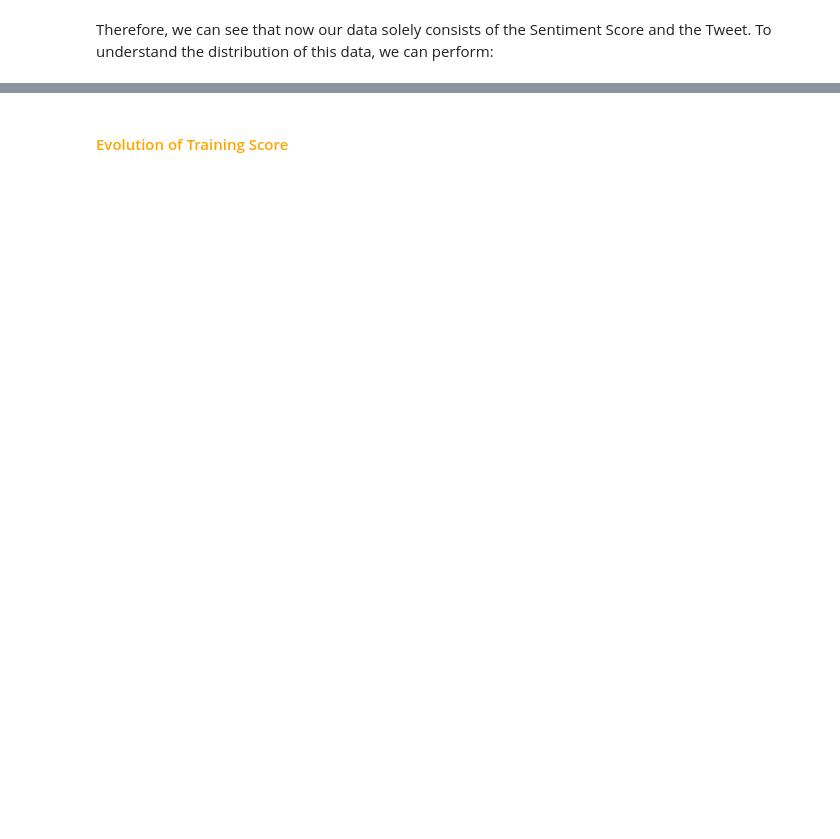
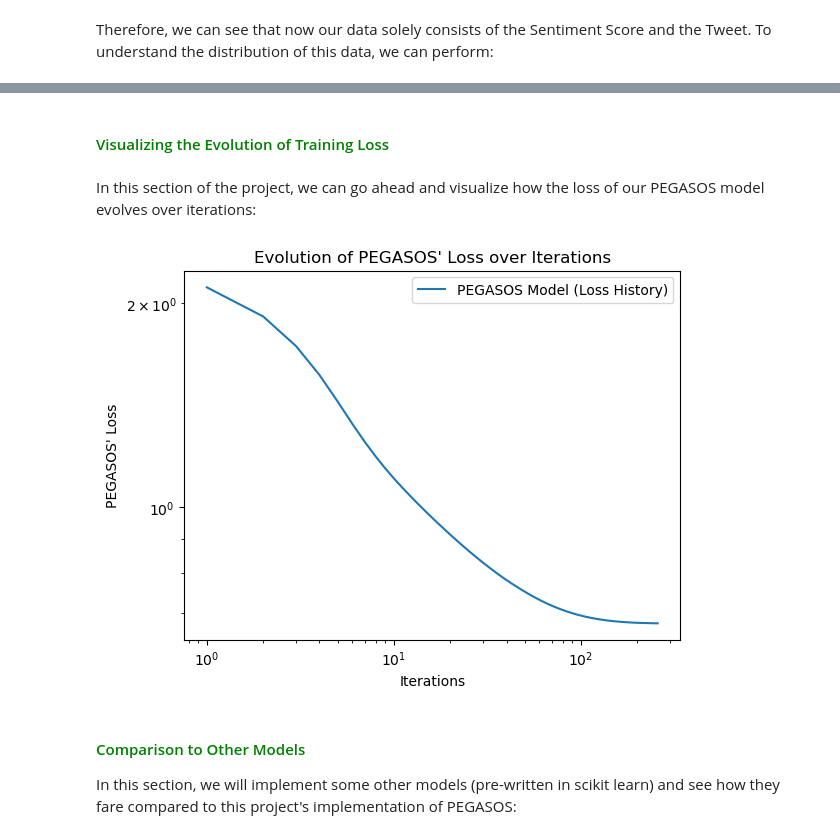
Before and after one commit to dcruzeneil/Mental-Health-Tweetment, a Jupyter notebook: index.ipynb, the cells around one changed output, grey strips where cells are left out. Cells and saved outputs as stored; diff of their text form; code cells hidden in the pictures; blank space fills up the shorter version.

````diff
--- a/index.ipynb
+++ b/index.ipynb
@@ -102,0 +119,2 @@ The code above splits our entire data: the actual tweets, and the associated sen
+# %%
+dfX_test, dfX_val, dfY_test, dfY_val = train_test_split(dfX_test, dfY_test, test_size=0.5, random_state=0)
@@ -134,6 +155,7 @@ Now, we can go ahead and create our term-document matrix (<i>tdm</i>) and approp
 # %%
 X_train, y_train = hp.prepData(dfX_train, dfY_train, cv, True)
 X_test, y_test = hp.prepData(dfX_test, dfY_test, cv, False)
+X_val, y_val = hp.prepData(dfX_val, dfY_val, cv, False)
 # %% [markdown]
 The <i>prep_data</i> function, we use for getting the final <i>feature matrix</i> and <i>target vector</i> is defined as:
 ```python
@@ -194,0 +257,13 @@ $$
+# %%
+batch_size = np.array([25, 50, 100, 250, 500, 650])
+
+df = pd.DataFrame({"Batch Size": [], "Training Score" : [], "Validation Score" : []})
+
+for batch in batch_size:
+    PS = PrimalSVM(0.001)
+    PS.fit(X_train, y_train, 0.1, 1000, batch)
+    to_add = pd.DataFrame({"Batch Size" : [batch], "Training Score" : [PS.score(X_train, y_train)], "Validation Score" : [PS.score(X_val, y_val)]})
+    df = pd.concat((df, to_add))
+
+df = df.set_index('Batch Size')
+print(df)
@@ -199,12 +291,6 @@ Now, that we have an understanding of how the PEGASOS (Primal SVM) method works,
 # %%
 from PrimalSVM import PrimalSVM
-from sklearn.linear_model import SGDClassifier
-#PS = PrimalSVM(0.1)
-PS = SGDClassifier(loss='hinge', penalty='l2')
 
-#sampling using the function above
-X_trainFin, y_trainFin, X_testFin, y_testFin = randomSample(50000, 8000)
-
-#X_train = np.append(X_train, np.ones((X_train.shape[0],1)), axis=1)
-#X_test = np.append(X_test, np.ones((X_test.shape[0],1)), axis=1)
+PS_final = PrimalSVM(0.001)
+PS_final.fit(X_train, y_train, 0.1, 10000, 500)
 # %%
@@ -257,2 +352,19 @@ Sentiment:Negative
 # %% [markdown]
-#### <font color="orange">Evolution of Training Score</font>
+#### <font color="green">Visualizing the Evolution of Training Loss</font>
+# %% [markdown]
+In this section of the project, we can go ahead and visualize how the loss of our PEGASOS model evolves over iterations:
+# %%
+num_steps = len(PS_final.loss_history)
+plt.plot(np.arange(num_steps) + 1, PS_final.loss_history, label = "PEGASOS Model (Loss History)")
+
+plt.loglog()
+plt.title("Evolution of PEGASOS' Loss over Iterations")
+plt.xlabel("Iterations")
+plt.ylabel("PEGASOS' Loss")
+
+legend = plt.legend()
+# %% [output]
+[figure, added]
+# %% [markdown]
+#### <font color = "green">Comparison to Other Models</font>
+In this section, we will implement some other models (pre-written in scikit learn) and see how they fare compared to this project's implementation of PEGASOS:
````
Also changed, not shown: parts of 40 cells of this notebook, 3 other files.
